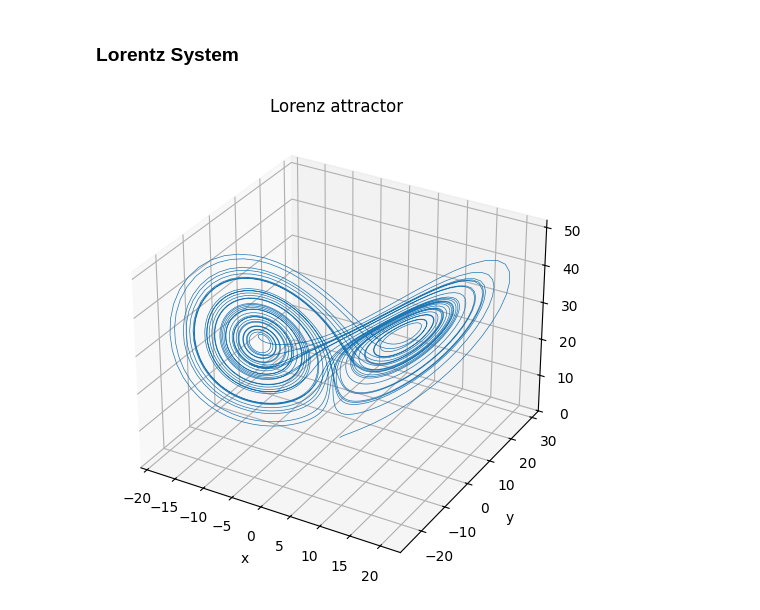
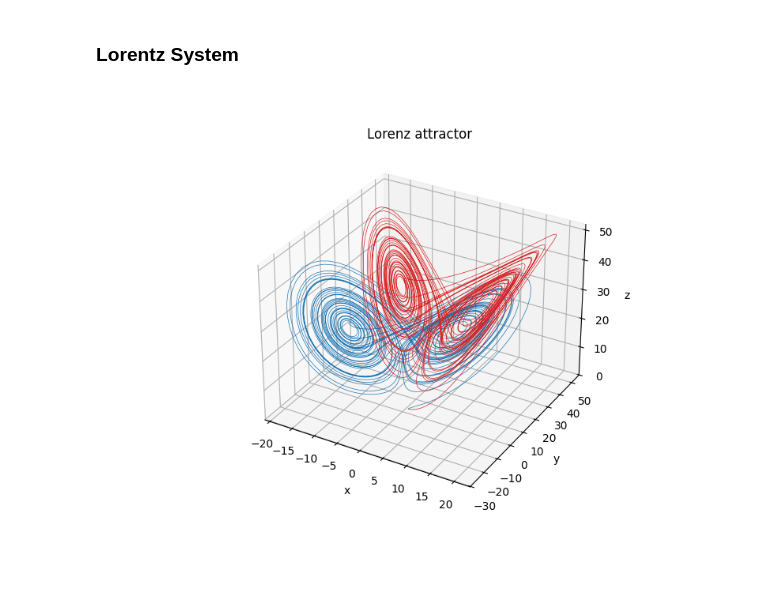
Before and after one commit to Amrithraj-K-P/computational_physics, a Jupyter notebook: assign-14/assign-14.ipynb, the cells around one changed output. Drawn from its saved outputs; the diff is of its cells as text; code cells hidden in the pictures.

```diff
--- a/assign-14/assign-14.ipynb
+++ b/assign-14/assign-14.ipynb
@@ -84,14 +80,33 @@ x_lor=[lorentz_sol[1][i][0] for i in range(len(lorentz_sol[1]))]
 y_lor=[lorentz_sol[1][i][1] for i in range(len(lorentz_sol[1]))]
 z_lor=[lorentz_sol[1][i][2] for i in range(len(lorentz_sol[1]))]
 
-fig = plt.figure(figsize=(8,6))
-ax = fig.add_subplot(projection='3d')
-ax.plot(x_lor, y_lor, z_lor, color='tab:blue', linewidth=0.5)
-ax.set_xlabel('x')
-ax.set_ylabel('y')
-ax.set_zlabel('z')
-ax.set_title('Lorenz attractor')
-ax.grid(True)
-plt.show()
+# fig = plt.figure(figsize=(8,6))
+# ax = fig.add_subplot(projection='3d')
+# ax.plot(x_lor, y_lor, z_lor, color='tab:blue', linewidth=0.5)
+# ax.set_xlabel('x')
+# ax.set_ylabel('y')
+# ax.set_zlabel('z')
+# ax.set_title('Lorenz attractor')
+# ax.grid(True)
+# plt.show()
-# %% [output]
-[figure, removed]
+# %%
+n=4
+x_i = z_lor[:-n]
+x_ii = x_lor[int(n/2):-int(n/2)]
+x_iii = z_lor[n:]
+fig = plt.figure(figsize=(8,6))
+ax = fig.add_subplot(projection='3d')
+ax.plot(x_lor, y_lor, z_lor, color='tab:blue', linewidth=0.5)
+ax.set_xlabel('x')
+ax.set_ylabel('y')
+ax.set_zlabel('z')
+ax.set_title('Lorenz attractor')
+ax.grid(True)
+ax.plot(x_ii,x_i,x_iii,color='tab:red', linewidth=0.5)
+# plt.plot(x_lor,y_lor)
+# for i in range(len(x_lor) - 3):
+#     ax.scatter(x_lor[i], x_lor[i+1], x_lor[i+2], c='r', s=5)
+
+plt.show()
+# %% [output]
+[figure, added]
```
Also changed, not shown: parts of 3 cells of this notebook, 16 other files.
